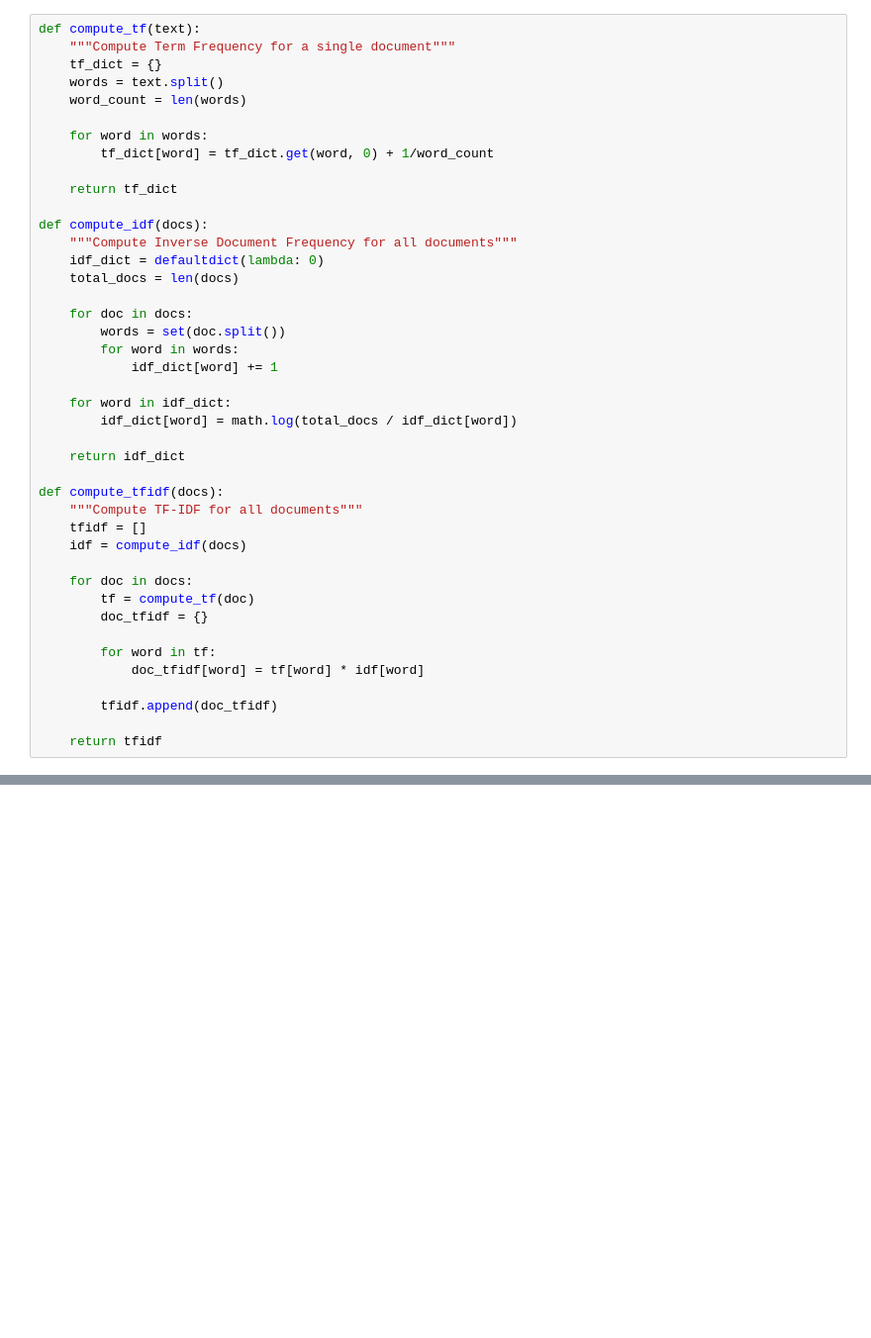
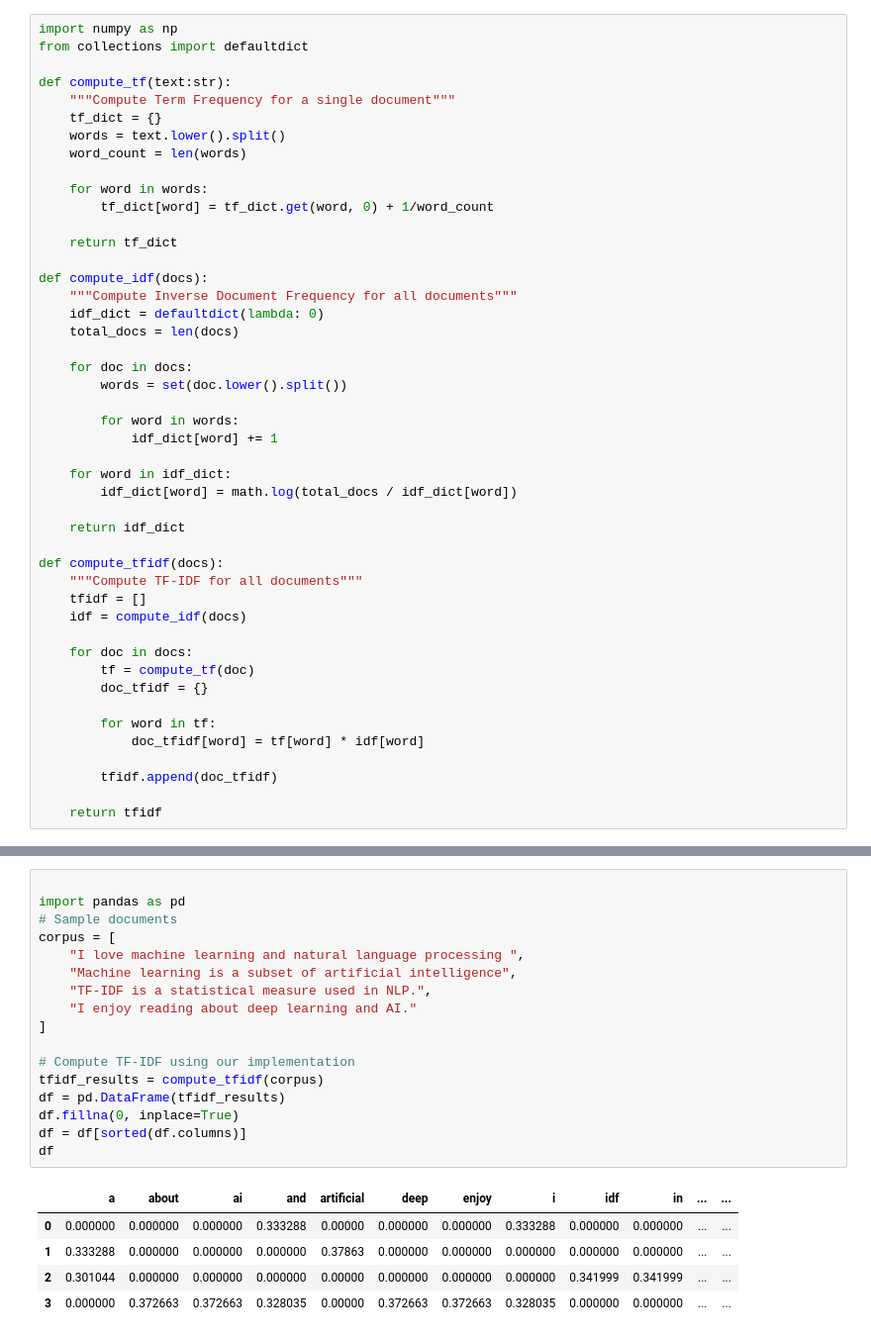
Before and after one commit to abdhmohammadi/NLP, a Jupyter notebook: Vectorization/TF-IDF.ipynb, the cells around one changed output, grey strips where cells are left out. Shown at 99% size. Cells and saved outputs as stored; diff of their text form; blank space fills up the shorter version.

```diff
--- a/Vectorization/TF-IDF.ipynb
+++ b/Vectorization/TF-IDF.ipynb
@@ -55,8 +140,11 @@ documents = [
 # %%
-def compute_tf(text):
+import numpy as np
+from collections import defaultdict
+
+def compute_tf(text:str):
     """Compute Term Frequency for a single document"""
     tf_dict = {}
-    words = text.split()
+    words = text.lower().split()
     word_count = len(words)
 
     for word in words:
@@ -70,7 +158,8 @@ def compute_idf(docs):
     total_docs = len(docs)
 
     for doc in docs:
-        words = set(doc.split())
+        words = set(doc.lower().split())
+
         for word in words:
             idf_dict[word] += 1
 
@@ -172,0 +188,23 @@ Modern alternatives include word embeddings (Word2Vec, GloVe) and transformer-ba
+# %%
+
+import pandas as pd
+# Sample documents
+corpus = [
+    "I love machine learning and natural language processing ",
+    "Machine learning is a subset of artificial intelligence",
+    "TF-IDF is a statistical measure used in NLP.",
+    "I enjoy reading about deep learning and AI."
+]
+
+# Compute TF-IDF using our implementation
+tfidf_results = compute_tfidf(corpus)
+df = pd.DataFrame(tfidf_results)
+df.fillna(0, inplace=True)
+df = df[sorted(df.columns)]
+df
+# %% [output]
+|  | a | about | ai | and | artificial | deep | enjoy | i | idf | in | ... | ... |
+| 0 | 0.000000 | 0.000000 | 0.000000 | 0.333288 | 0.00000 | 0.000000 | 0.000000 | 0.333288 | 0.000000 | 0.000000 | ... | ... |
+| 1 | 0.333288 | 0.000000 | 0.000000 | 0.000000 | 0.37863 | 0.000000 | 0.000000 | 0.000000 | 0.000000 | 0.000000 | ... | ... |
+| 2 | 0.301044 | 0.000000 | 0.000000 | 0.000000 | 0.00000 | 0.000000 | 0.000000 | 0.000000 | 0.341999 | 0.341999 | ... | ... |
+| 3 | 0.000000 | 0.372663 | 0.372663 | 0.328035 | 0.00000 | 0.372663 | 0.372663 | 0.328035 | 0.000000 | 0.000000 | ... | ... |
```
Also changed, not shown: parts of 21 cells of this notebook, 2 other files.
